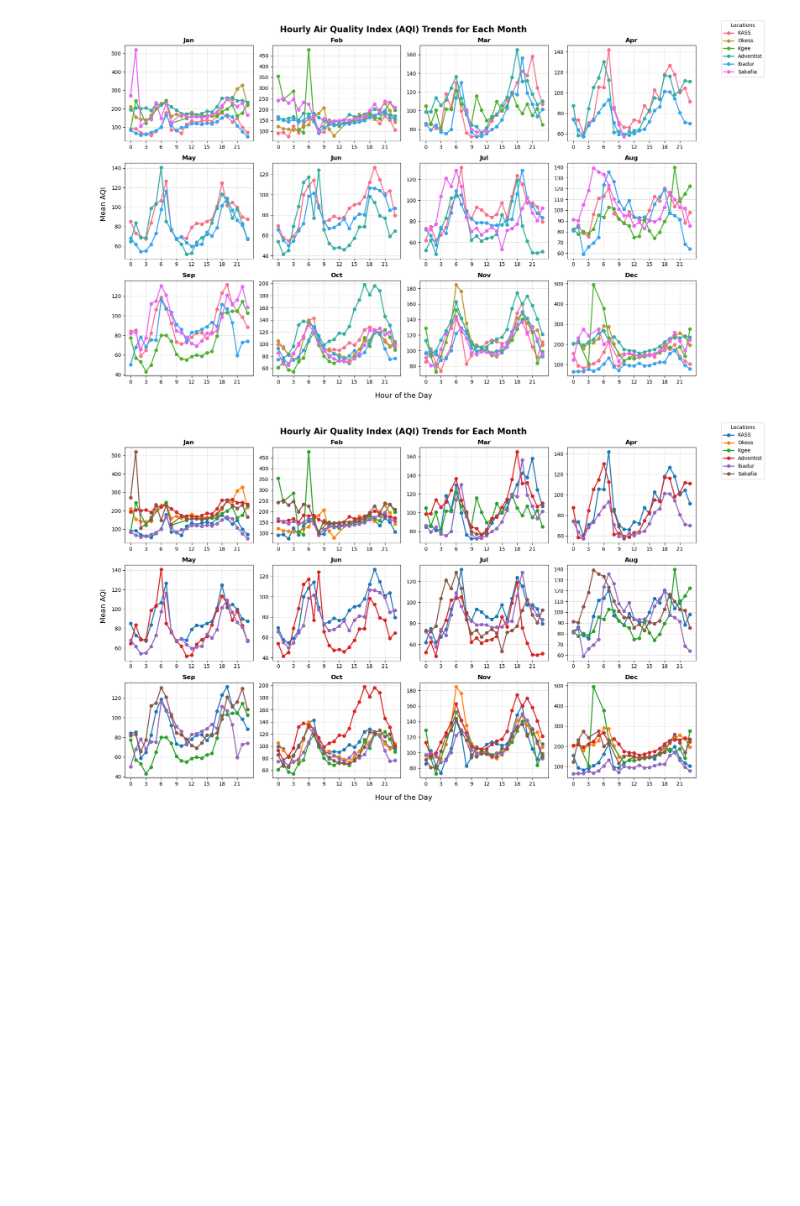
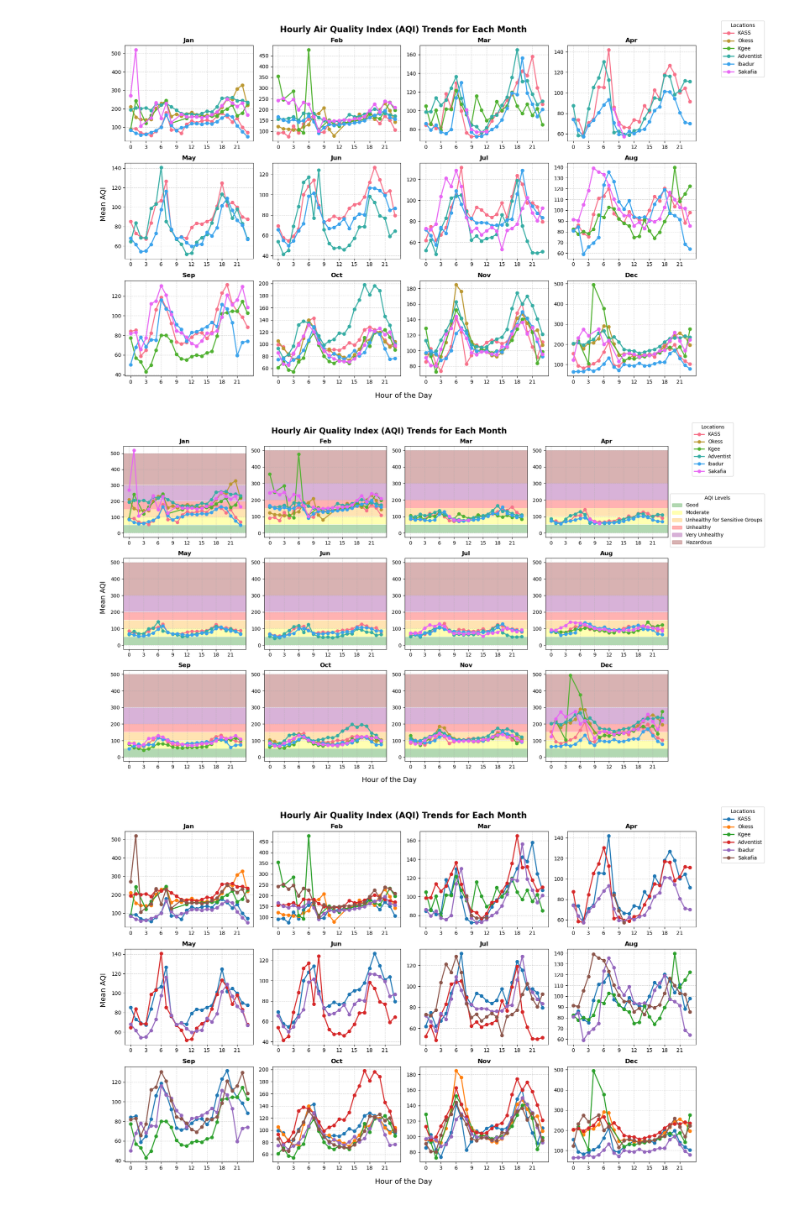
Before and after one commit to damponsah20/AIR-QUALITY-MONITORING-AND-MODELLING, a Jupyter notebook: AQI.ipynb, the cells around one changed output. Saved outputs shown, nothing was run; the diff lists cells and outputs as text; code cells hidden in the pictures; blank space fills up the shorter version.

```diff
--- a/AQI.ipynb
+++ b/AQI.ipynb
@@ -682,6 +746,83 @@ plt.tight_layout()
 plt.show()
 # %% [output]
 [figure]
+# %%
+import pandas as pd
+import matplotlib.pyplot as plt
+import seaborn as sns
+import numpy as np
+
+# Load datasets
+locations = {
+    "KASS": pd.read_csv('KASS_corrected.csv'),
+    "Okess": pd.read_csv('Okess_Correcteed.csv'),
+    "Kgee": pd.read_csv('Kgee_corrected.csv'),
+    "Adventist": pd.read_csv('Adventist_corrected.csv'),
+    "Ibadur": pd.read_csv('Ibadur_corrected.csv'),
+    "Sakafia": pd.read_csv('sakafia_corrected.csv')
+}
+
+# Convert timestamps and extract month and hour
+for name, df in locations.items():
+    df['timestamp'] = pd.to_datetime(df['by_hour'], errors='coerce')
+    df['month'] = df['timestamp'].dt.month
+    df['hour'] = df['timestamp'].dt.hour
+    locations[name] = df  # Save the cleaned dataframe
+
+# Define colors for locations
+colors = sns.color_palette("husl", len(locations))
+
+# Define AQI categories for shading
+aqi_categories = [
+    (0, 50, "Good", "green"),
+    (51, 100, "Moderate", "yellow"),
+    (101, 150, "Unhealthy for Sensitive Groups", "orange"),
+    (151, 200, "Unhealthy", "red"),
+    (201, 300, "Very Unhealthy", "purple"),
+    (301, 500, "Hazardous", "maroon"),
+]
+
+# Define month labels
+month_labels = ["Jan", "Feb", "Mar", "Apr", "May", "Jun", "Jul", "Aug", "Sep", "Oct", "Nov", "Dec"]
+
+# Create subplots (3 rows, 4 columns for 12 months)
+fig, axes = plt.subplots(3, 4, figsize=(16, 10), sharex=False, sharey=False)
+
+# Loop through each month
+for i, ax in enumerate(axes.flat):
+    month = i + 1  # Month number (1 to 12)
+
+    # Add AQI background colors
+    for lower, upper, label, color in aqi_categories:
+        ax.axhspan(lower, upper, facecolor=color, alpha=0.3, label=label if i == 0 else "")  # Label only once
+
+    # Plot AQI trends for each location
+    for (name, df), color in zip(locations.items(), colors):
+        hourly_aqi = df[df['month'] == month].groupby('hour')['AQI'].mean()
+        ax.plot(hourly_aqi.index, hourly_aqi.values, marker='o', label=name, color=color, linewidth=2)
+
+    # Titles and formatting
+    ax.set_title(month_labels[i], fontsize=12, fontweight="bold")
+    ax.set_xticks(range(0, 24, 3))  # Show every 3rd hour for readability
+    ax.grid(True, linestyle="--", alpha=0.5)
+
+# Set common labels
+fig.text(0.5, -0.02, "Hour of the Day", ha="center", fontsize=14)
+fig.text(-0.01, 0.5, "Mean AQI", va="center", rotation="vertical", fontsize=14)
+plt.suptitle("Hourly Air Quality Index (AQI) Trends for Each Month", fontsize=16, fontweight="bold")
+
+# Add a single **legend for locations**
+handles = [plt.Line2D([0], [0], color=color, lw=2, marker='o', label=name) for name, color in zip(locations.keys(), colors)]
+fig.legend(handles=handles, loc="upper right", bbox_to_anchor=(1.11, 1), ncol=1, title="Locations")
+
+# Add AQI legend separately
+aqi_legend_handles = [plt.Rectangle((0, 0), 1, 1, color=color, alpha=0.3, label=label) for _, _, label, color in aqi_categories]
+fig.legend(handles=aqi_legend_handles, loc="upper left", bbox_to_anchor=(0.99, 0.8), ncol=1, title="AQI Levels")
+
+plt.tight_layout()
+plt.show()
+# %% [output]
+[figure, added]
 # %%
 import pandas as pd
 import matplotlib.pyplot as plt
```
Also changed, not shown: parts of 1 cell of this notebook.
